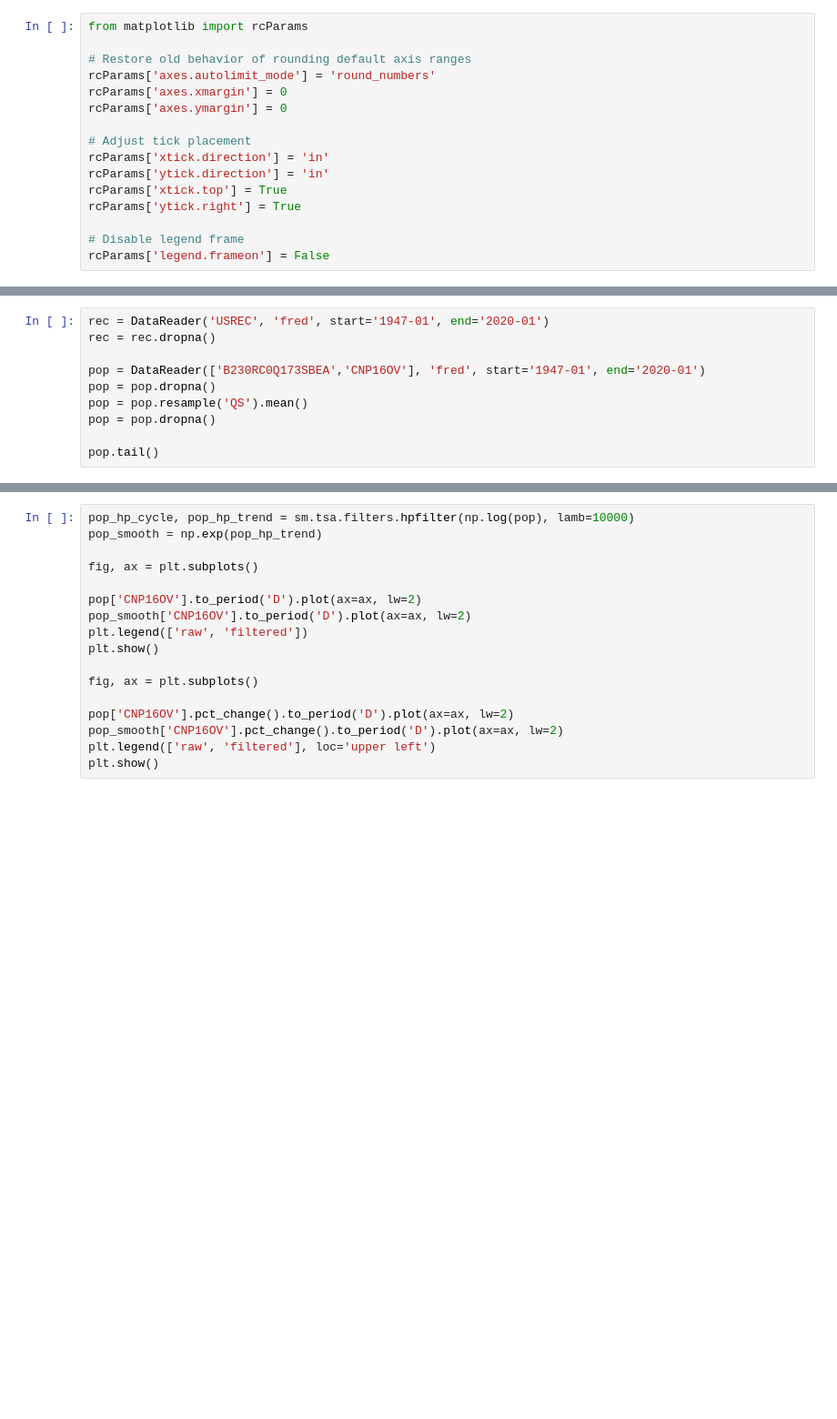
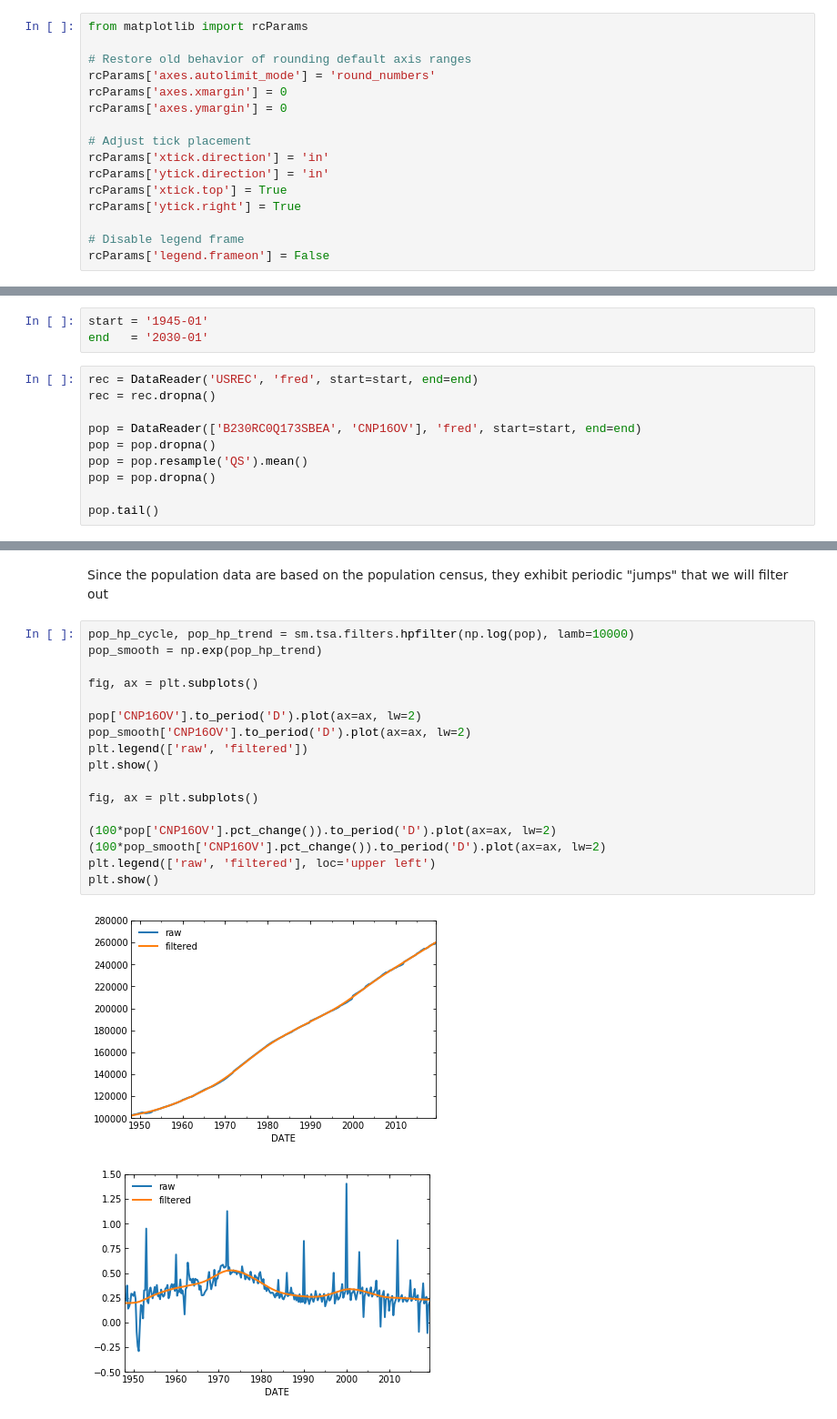
Before and after one commit to marcinbielecki/Applied_Macroeconomics, a Jupyter notebook: Class_10_BusinessCycles.ipynb, the cells around one changed output, grey strips where cells are left out. Shown: that part at 91% size. Cells and saved outputs as stored; diff of their text form; blank space fills up the shorter version.

```diff
--- a/Class_10_BusinessCycles.ipynb
+++ b/Class_10_BusinessCycles.ipynb
@@ -37,8 +53,11 @@ rcParams['legend.frameon'] = False
+# %%
+start = '1945-01'
+end   = '2030-01'
 # %%
-rec = DataReader('USREC', 'fred', start='1947-01', end='2020-01')
+rec = DataReader('USREC', 'fred', start=start, end=end)
 rec = rec.dropna()
 
-pop = DataReader(['B230RC0Q173SBEA','CNP16OV'], 'fred', start='1947-01', end='2020-01')
+pop = DataReader(['B230RC0Q173SBEA', 'CNP16OV'], 'fred', start=start, end=end)
 pop = pop.dropna()
 pop = pop.resample('QS').mean()
 pop = pop.dropna()
@@ -57,17 +100,22 @@ fred.tail()
+# %% [markdown]
+Since the population data are based on the population census, they exhibit periodic "jumps" that we will filter out
 # %%
 pop_hp_cycle, pop_hp_trend = sm.tsa.filters.hpfilter(np.log(pop), lamb=10000)
 pop_smooth = np.exp(pop_hp_trend)
 
 fig, ax = plt.subplots()
 
 pop['CNP16OV'].to_period('D').plot(ax=ax, lw=2)
 pop_smooth['CNP16OV'].to_period('D').plot(ax=ax, lw=2)
 plt.legend(['raw', 'filtered'])
 plt.show()
 
 fig, ax = plt.subplots()
 
-pop['CNP16OV'].pct_change().to_period('D').plot(ax=ax, lw=2)
-pop_smooth['CNP16OV'].pct_change().to_period('D').plot(ax=ax, lw=2)
+(100*pop['CNP16OV'].pct_change()).to_period('D').plot(ax=ax, lw=2)
+(100*pop_smooth['CNP16OV'].pct_change()).to_period('D').plot(ax=ax, lw=2)
 plt.legend(['raw', 'filtered'], loc='upper left')
 plt.show()
+# %% [output]
+[figure, added]
+[figure, added]
```
Also changed, not shown: parts of 40 cells of this notebook, 12 other files.
